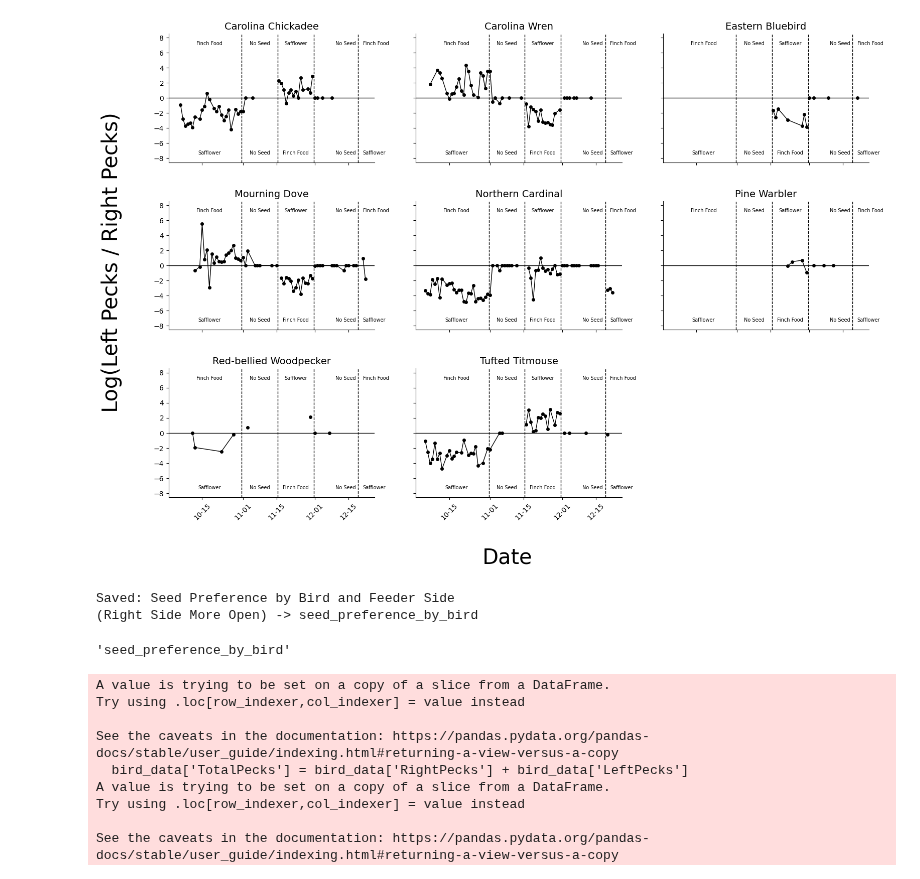
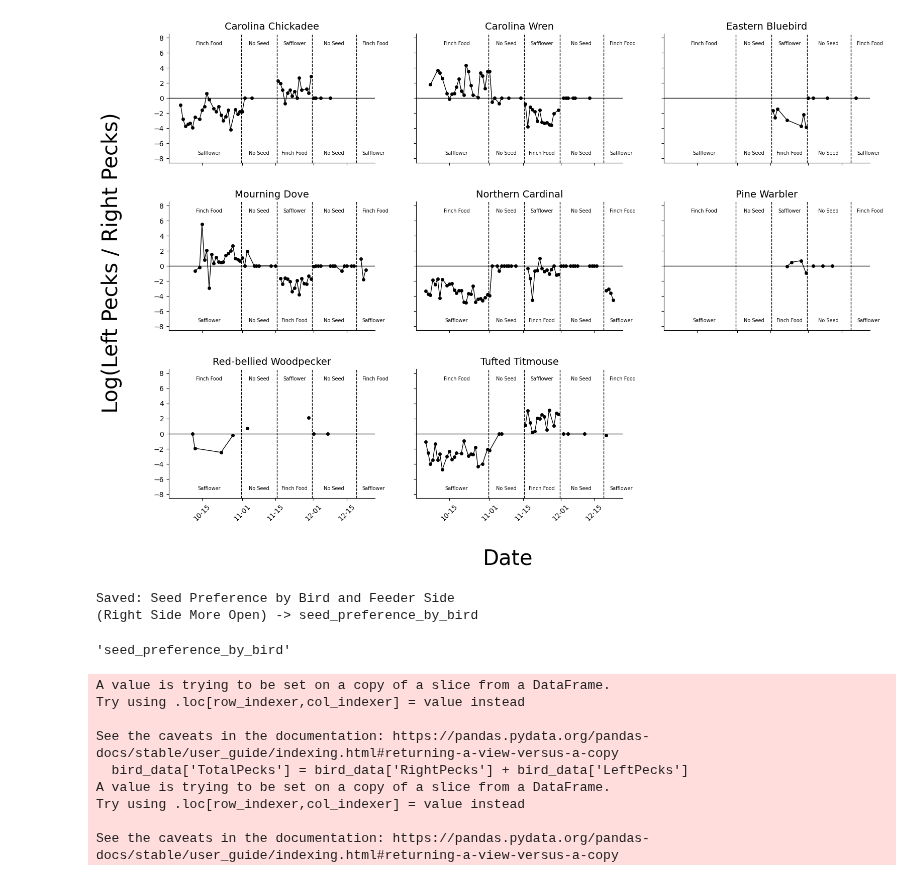
Before and after one commit to david-j-cox/backyard-ecology, a Jupyter notebook: scripts_notebooks/one_site_analytics.ipynb, the cells around one changed output. Saved outputs shown, nothing was run; the diff lists cells and outputs as text; code cells hidden in the pictures.

```diff
--- a/scripts_notebooks/one_site_analytics.ipynb
+++ b/scripts_notebooks/one_site_analytics.ipynb
@@ -201,36 +201,36 @@ for ax in axes[:-1]:
     ax.text(mid_a, y_label_bottom, 'Safflower', ha='center', va='center', fontsize=7)
     ax.text(mid_b, y_label_top, 'No Seed', ha='center', va='center', fontsize=7)
     ax.text(mid_b, y_label_bottom, 'No Seed', ha='center', va='center', fontsize=7)
     ax.text(mid_c, y_label_top, 'Safflower', ha='center', va='center', fontsize=7)
     ax.text(mid_c, y_label_bottom, 'Finch Food', ha='center', va='center', fontsize=7)
-    ax.text(mid_d, y_label_top, 'No Seed', ha='left', va='center', fontsize=7)
-    ax.text(mid_d, y_label_bottom, 'No Seed', ha='left', va='center', fontsize=7)
+    ax.text(mid_d, y_label_top, 'No Seed', ha='center', va='center', fontsize=7)
+    ax.text(mid_d, y_label_bottom, 'No Seed', ha='center', va='center', fontsize=7)
     ax.text(mid_e, y_label_top, 'Finch Food', ha='left', va='center', fontsize=7)
     ax.text(mid_e, y_label_bottom, 'Safflower', ha='left', va='center', fontsize=7)
 
 # Format x-ticks as MM-DD and rotate 45°
 date_fmt = mdates.DateFormatter('%m-%d')
 for ax in axes:
     ax.xaxis.set_major_formatter(date_fmt)
     ax.tick_params(axis='x', labelrotation=45)
 
 fig.text(0.5, 0.0, 'Date', ha='center', fontsize=30)
 fig.text(0.05, 0.5, 'Log(Left Pecks / Right Pecks)', va='center',
          rotation='vertical', fontsize=30)
 
 # plt.tight_layout(rect=[0.05, 0.06, 1, 0.93])
 plt.subplots_adjust(hspace=0.3)
 plt.show()
 
 # Save diversity metrics plot for dashboard
 save_plot_for_dashboard(
     fig,
     'seed_preference_by_bird',
     'Seed Preference by Bird and Feeder Side\n(Right Side More Open)',
     'Seed preference by bird'
 )
 # %% [output]
-[figure, old version]
+[figure, new version]
 Saved: Seed Preference by Bird and Feeder Side
 (Right Side More Open) -> seed_preference_by_bird
 'seed_preference_by_bird'
```
Also changed, not shown: 25 other files.
